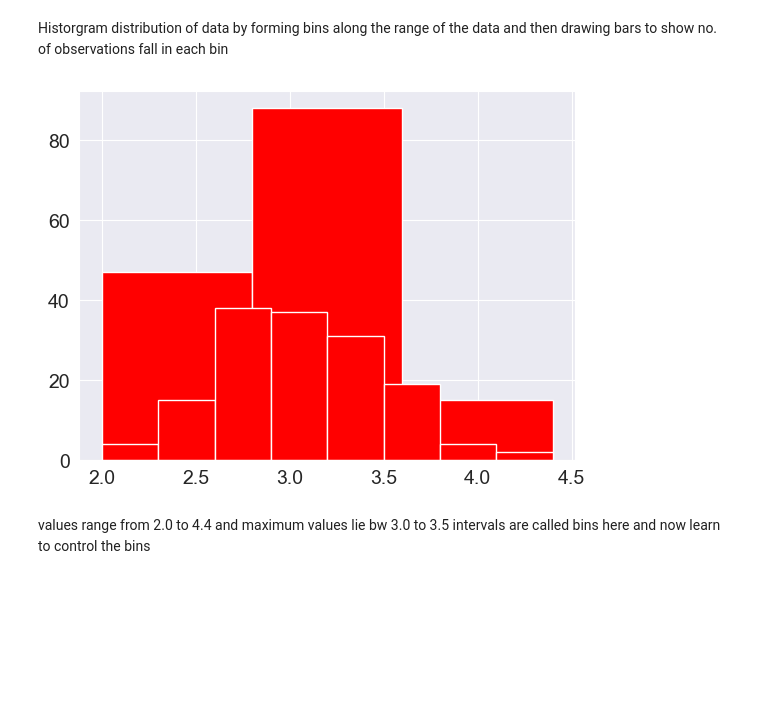
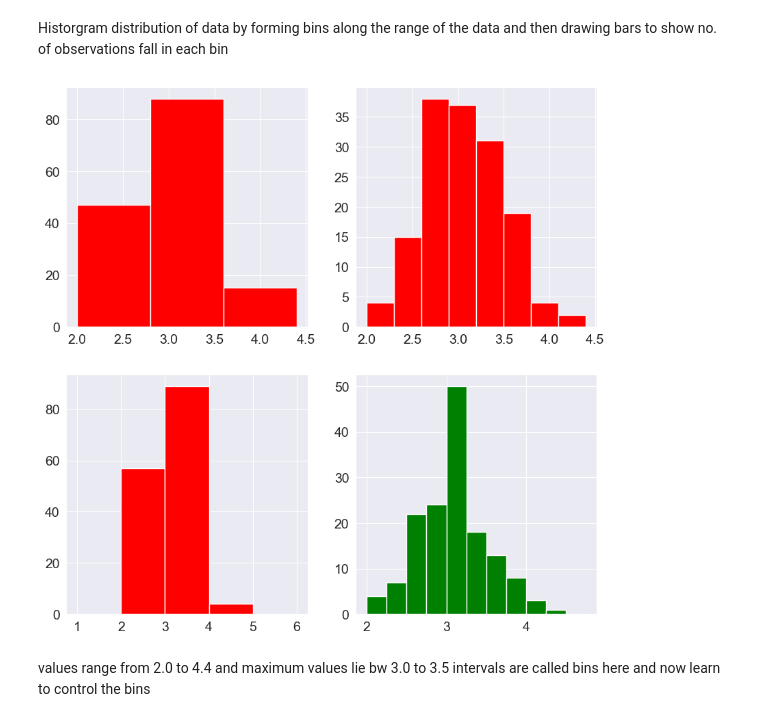
Before and after one commit to root459/DATAanalysis, a Jupyter notebook: datavisualization.ipynb, the cells around one changed output. Drawn from its saved outputs; the diff is of its cells as text; code cells hidden in the pictures; blank space fills up the shorter version.

Commit message:
histogram bin added

```diff
--- a/datavisualization.ipynb
+++ b/datavisualization.ipynb
@@ -255,11 +255,20 @@ array(['setosa', 'versicolor', 'virginica'], dtype=object)
 Historgram
 distribution of data by forming bins along the range of the data and then drawing bars to show no. of observations fall in each bin
 # %%
+import numpy as np
+plt.figure(figsize=(10,10))
+plt.subplot(2,2,1)
 plt.hist(flower_df.sepal_width,color='red',bins=3);
+plt.subplot(2,2,2)
 plt.hist(flower_df.sepal_width,color='red',bins=8);
+plt.subplot(2,2,3)
+plt.hist(flower_df.sepal_width,color='red',bins=[1,2,3,4,5,6]);
+plt.subplot(2,2,4)
+plt.hist(flower_df.sepal_width,color='green',bins=np.arange(2,5,0.25));
 #used for a single column only
+#bins take array as input
 # %% [output]
-[figure, old version]
+[figure, new version]
 # %% [markdown]
 values range from 2.0 to 4.4 and maximum values lie bw 3.0 to 3.5
 intervals are called bins here and now learn to control the bins
```
